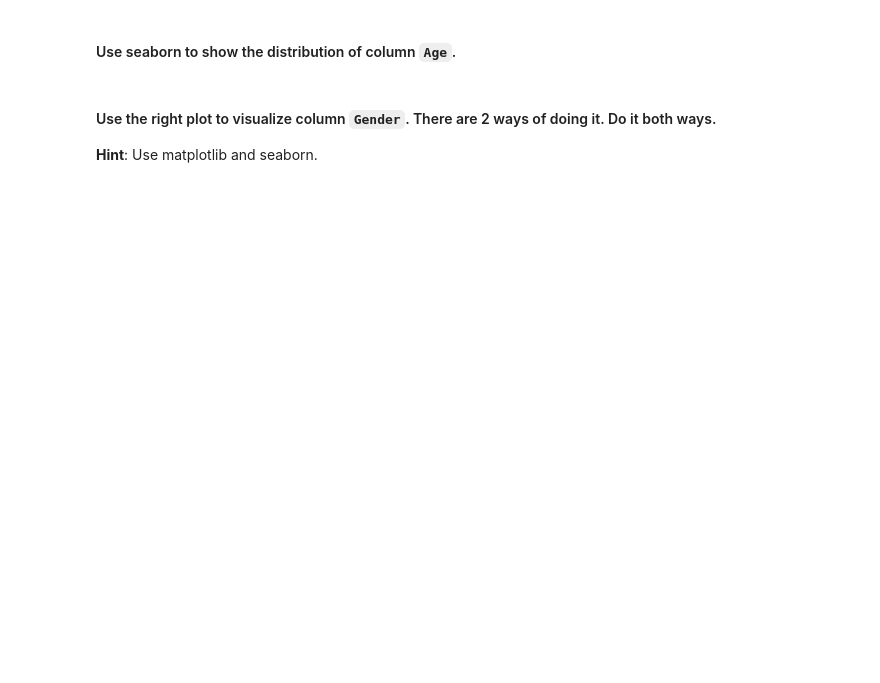
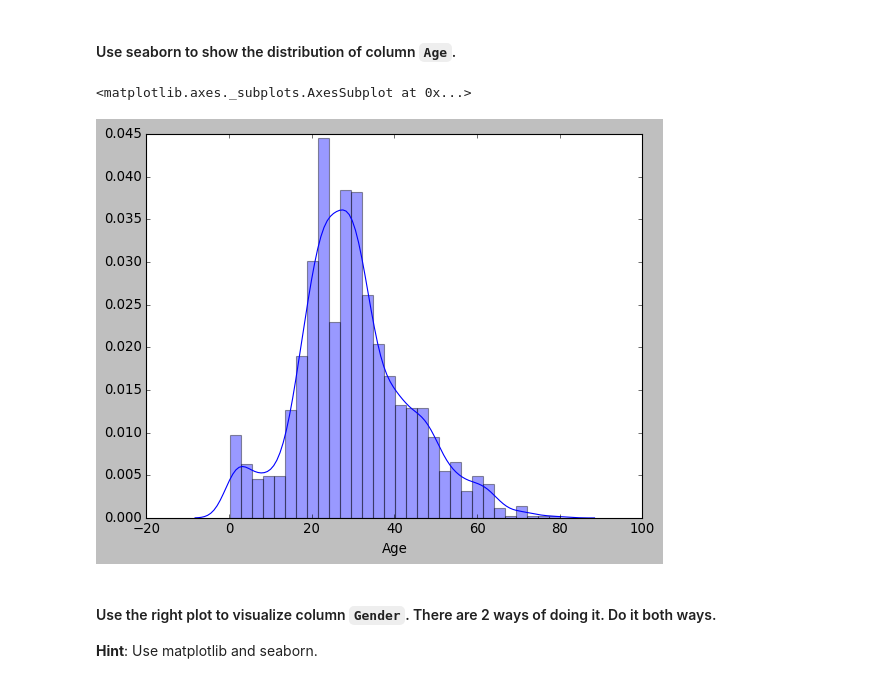
Before and after one commit to FHnt97/lab-matplotlib-seaborn, a Jupyter notebook: your-code/main.ipynb, the cells around one changed output. Drawn from its saved outputs; the diff is of its cells as text; code cells hidden in the pictures; blank space fills up the shorter version.

```diff
--- a/your-code/main.ipynb
+++ b/your-code/main.ipynb
@@ -288,6 +356,10 @@ your comments here
 #### Use seaborn to show the distribution of column `Age`.
 # %%
 # your code here
+sns.distplot(titanic["Age"])
+# %% [output]
+<matplotlib.axes._subplots.AxesSubplot at 0x...>
+[figure, added]
 # %% [markdown]
 #### Use the right plot to visualize column `Gender`. There are 2 ways of doing it. Do it both ways.
 **Hint**: Use matplotlib and seaborn.
```
Also changed, not shown: parts of 41 cells of this notebook.
